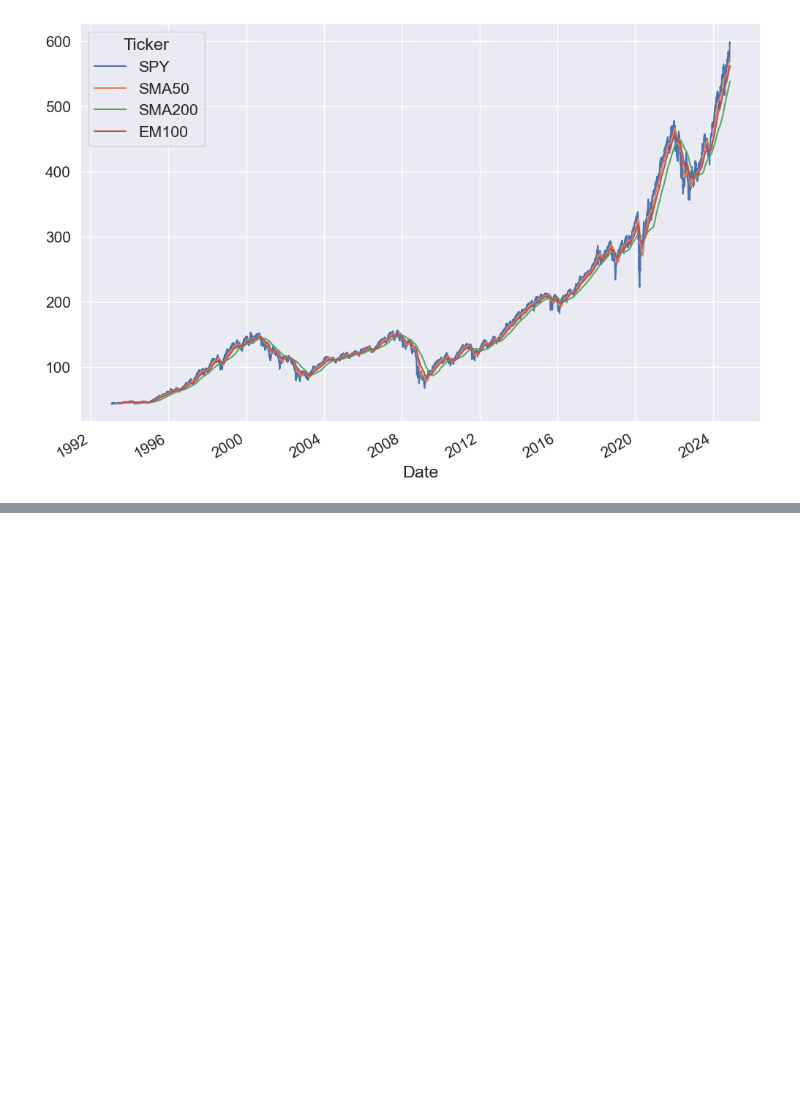
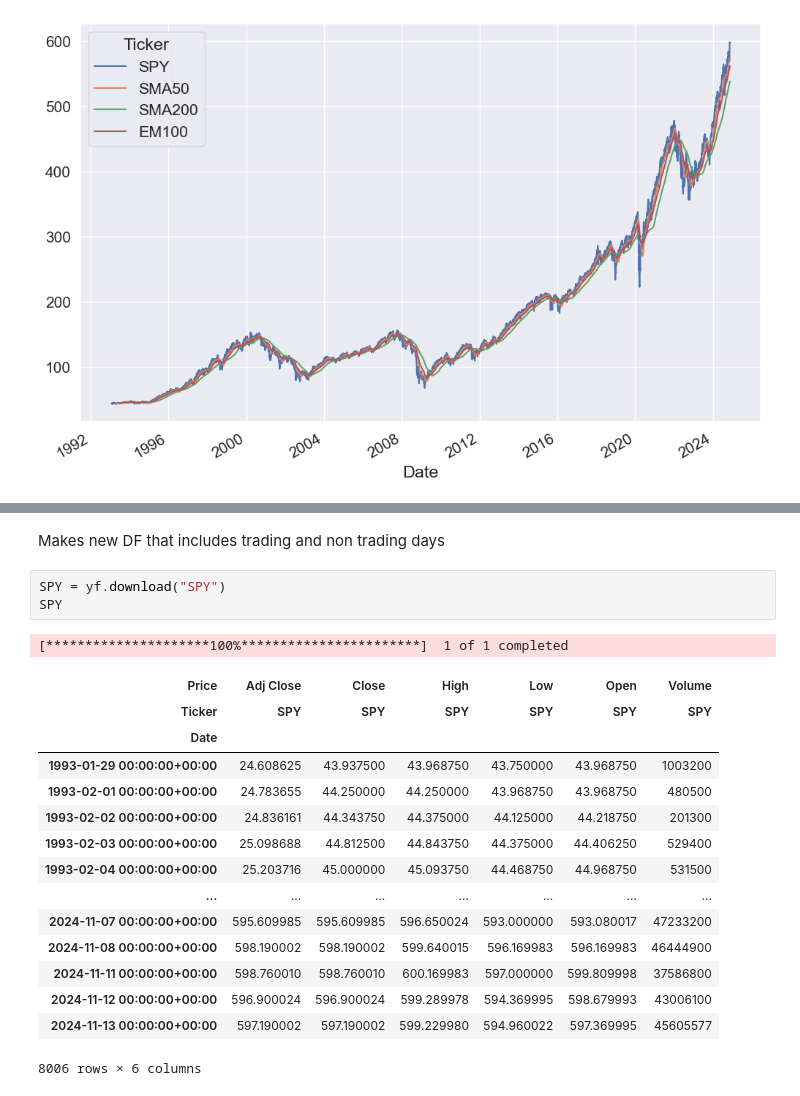
Before and after one commit to AL-DN/ALDN-Quant, a Jupyter notebook: TRALG_Notes.ipynb, the cells around one changed output, grey strips where cells are left out. Cells and saved outputs as stored; diff of their text form; blank space fills up the shorter version.

```diff
--- a/TRALG_Notes.ipynb
+++ b/TRALG_Notes.ipynb
@@ -786,0 +807,22 @@ See the caveats in the documentation: https://pandas.pydata.org/pandas-docs/stab
+# %% [markdown]
+Makes new DF that includes trading and non trading days
+# %%
+SPY = yf.download("SPY")
+SPY
+# %% [output]
+[*********************100%***********************]  1 of 1 completed
+| Price | Adj Close | Close | High | Low | Open | Volume |
+| Ticker | SPY | SPY | SPY | SPY | SPY | SPY |
+| Date |  |  |  |  |  |  |
+| 1993-01-29 00:00:00+00:00 | 24.608625 | 43.937500 | 43.968750 | 43.750000 | 43.968750 | 1003200 |
+| 1993-02-01 00:00:00+00:00 | 24.783655 | 44.250000 | 44.250000 | 43.968750 | 43.968750 | 480500 |
+| 1993-02-02 00:00:00+00:00 | 24.836161 | 44.343750 | 44.375000 | 44.125000 | 44.218750 | 201300 |
+| 1993-02-03 00:00:00+00:00 | 25.098688 | 44.812500 | 44.843750 | 44.375000 | 44.406250 | 529400 |
+| 1993-02-04 00:00:00+00:00 | 25.203716 | 45.000000 | 45.093750 | 44.468750 | 44.968750 | 531500 |
+| ... | ... | ... | ... | ... | ... | ... |
+| 2024-11-07 00:00:00+00:00 | 595.609985 | 595.609985 | 596.650024 | 593.000000 | 593.080017 | 47233200 |
+| 2024-11-08 00:00:00+00:00 | 598.190002 | 598.190002 | 599.640015 | 596.169983 | 596.169983 | 46444900 |
+| 2024-11-11 00:00:00+00:00 | 598.760010 | 598.760010 | 600.169983 | 597.000000 | 599.809998 | 37586800 |
+| 2024-11-12 00:00:00+00:00 | 596.900024 | 596.900024 | 599.289978 | 594.369995 | 598.679993 | 43006100 |
+| 2024-11-13 00:00:00+00:00 | 597.190002 | 597.190002 | 599.229980 | 594.960022 | 597.369995 | 45605577 |
+8006 rows × 6 columns
```
Also changed, not shown: parts of 43 cells of this notebook, 1 other file.
